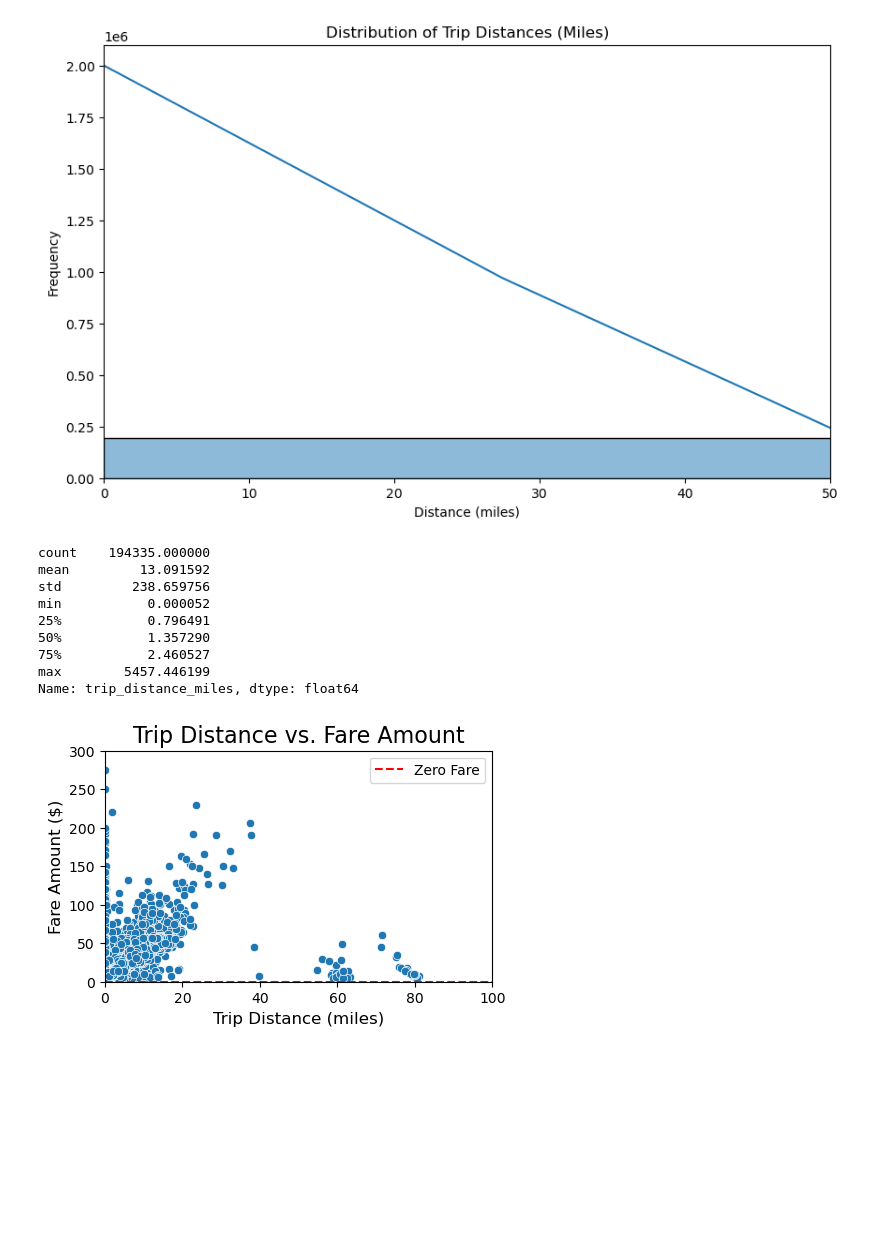
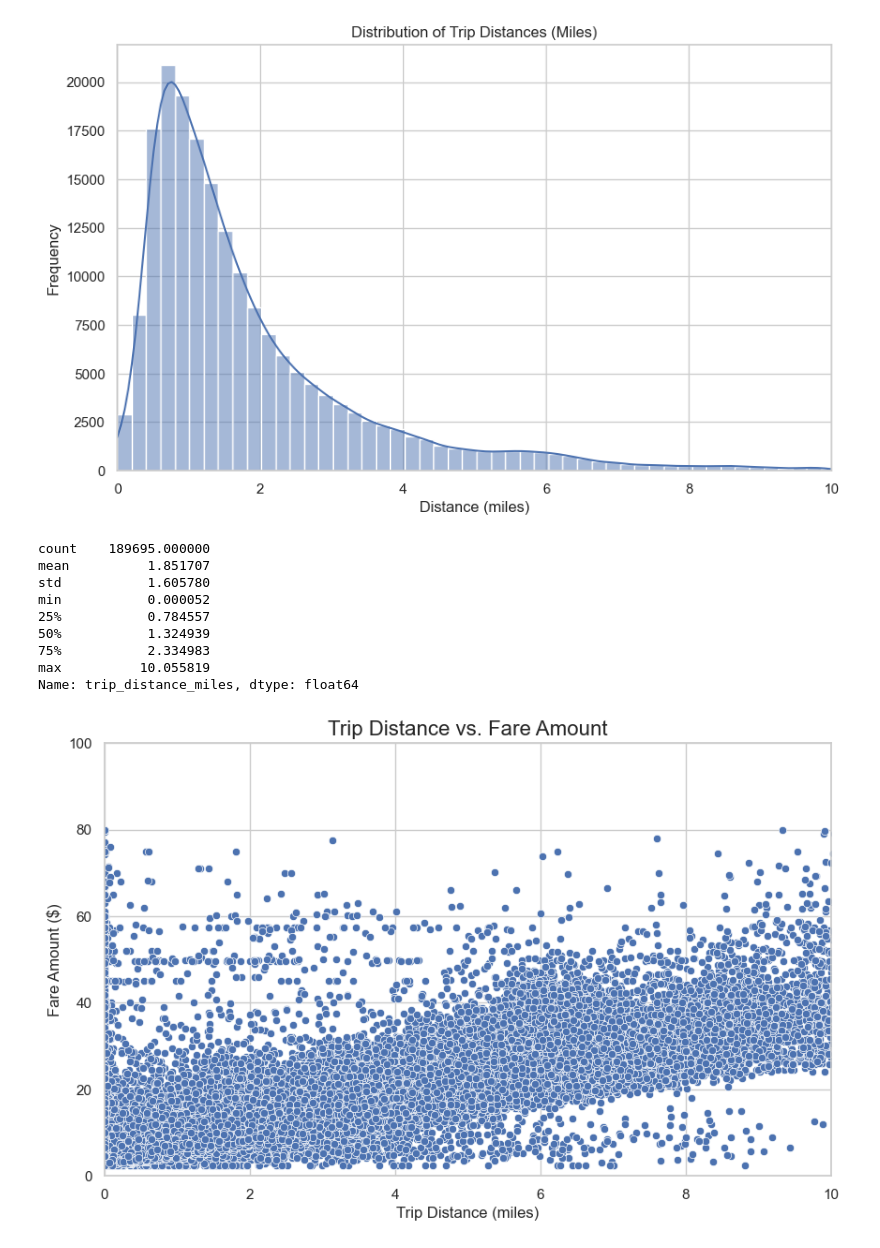
Before and after one commit to DaneLarsen1/Project-2, a Jupyter notebook: notebooks/03_visualization.ipynb, the cells around one changed output. Drawn from its saved outputs; the diff is of its cells as text; code cells hidden in the pictures; blank space fills up the shorter version.

```diff
--- a/notebooks/03_visualization.ipynb
+++ b/notebooks/03_visualization.ipynb
@@ -7,3 +10,12 @@ import folium
 # %%
 data = pd.read_csv('../data/processed/uber_data_transformed.csv')
 # print(data.head())
+# %%
+Q1_distance = data['trip_distance_miles'].quantile(0.10)  # 10th percentile
+Q3_distance = data['trip_distance_miles'].quantile(0.90)  # 90th percentile
+
+IQR_distance = Q3_distance - Q1_distance
+data = data[(data['trip_distance_miles'] >= (Q1_distance - 1.5 * IQR_distance)) &
+            (data['trip_distance_miles'] <= (Q3_distance + 1.5 * IQR_distance))]
+
+print(f"Data numbers after filter: {data.shape}")
@@ -9,0 +24,3 @@ data = pd.read_csv('../data/processed/uber_data_transformed.csv')
+# %%
+sns.set(style="whitegrid")
+palette = sns.color_palette("Set2")
@@ -11,37 +50,38 @@ data = pd.read_csv('../data/processed/uber_data_transformed.csv')
 filtered_data = data[(data['trip_distance_miles'] > 0) & (data['fare_amount'] > 0)]
 
 plt.figure(figsize=(10, 6))
-sns.histplot(filtered_data['trip_distance_miles'], bins=10, kde=True)
+sns.histplot(filtered_data['trip_distance_miles'], bins=50, kde=True)
 plt.title('Distribution of Trip Distances (Miles)')
 plt.xlabel('Distance (miles)')
 plt.ylabel('Frequency')
-plt.xlim(left=0, right=50)
+plt.xlim(left=0, right=10)
 plt.ylim(bottom=0)
+data.head(500)
 plt.show()
-data.head(500)
 print(filtered_data['trip_distance_miles'].describe())
 # %% [output]
-[figure, old version]
+[figure, new version]
-count    194335.000000
-mean         13.091592
-std         238.659756
+count    189695.000000
+mean          1.851707
+std           1.605780
 min           0.000052
-25%           0.796491
-50%           1.357290
-75%           2.460527
-max        5457.446199
+25%           0.784557
+50%           1.324939
+75%           2.334983
+max          10.055819
 Name: trip_distance_miles, dtype: float64
 # %%
-filtered_data = data[(data['trip_distance_miles'] > 0) & (data['fare_amount'] > 0)]
-plt.figure(figsize=(5, 3))
-sns.scatterplot(x='trip_distance_miles', y='fare_amount', data=data)
+# # Scatter Plot
+plt.figure(figsize=(10, 6))
+min_fare = 2
+max_fare = 80
+filtered_data = data[(data['fare_amount'] >= min_fare) & (data['fare_amount'] <= max_fare)]
+sns.scatterplot(x='trip_distance_miles', y='fare_amount', data=filtered_data, palette=palette)
 plt.title('Trip Distance vs. Fare Amount', fontsize=16)
 plt.xlabel('Trip Distance (miles)', fontsize=12)
 plt.ylabel('Fare Amount ($)', fontsize=12)
-plt.xlim(left=0, right=100)
-plt.ylim(bottom=0, top=300)
-plt.axhline(0, color='red', linestyle='--', label='Zero Fare')
-plt.legend()
+plt.xlim(left=0, right=10)
+plt.ylim(bottom=0,top=100)
 plt.show()
 # %% [output]
-[figure, old version]
+[figure, new version]
```
Also changed, not shown: parts of 8 cells of this notebook, 1 other file.
